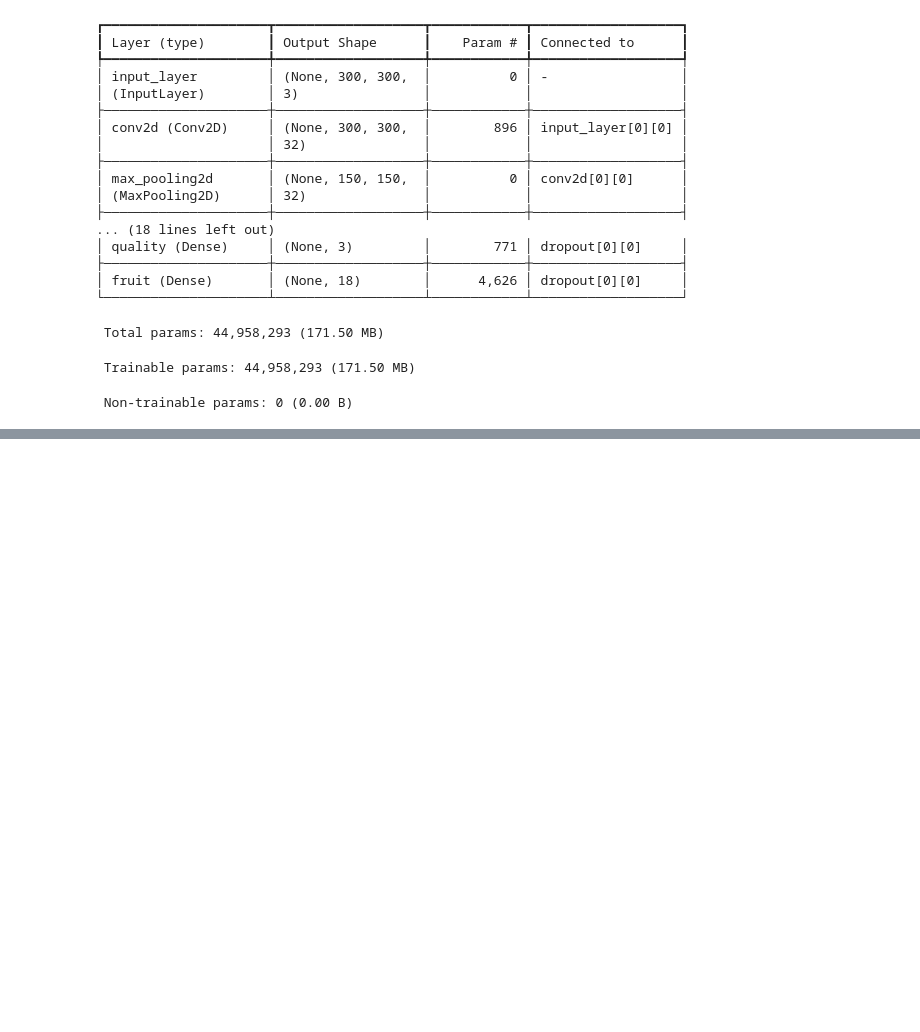
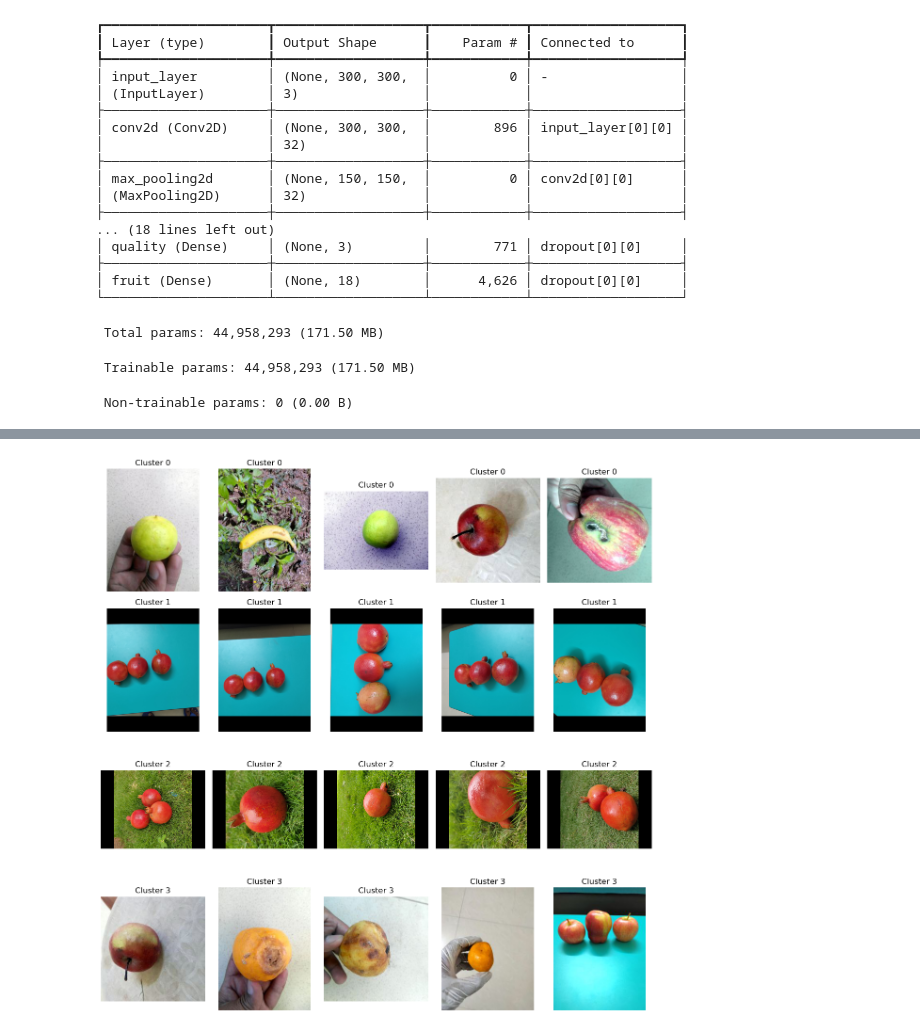
Before and after one commit to hans-aniket/test, a Jupyter notebook: notebooks/fruit_classification.ipynb, the cells around one changed output, grey strips where cells are left out. Saved outputs shown, nothing was run; the diff lists cells and outputs as text; code cells hidden in the pictures; blank space fills up the shorter version.

```diff
--- a/notebooks/fruit_classification.ipynb
+++ b/notebooks/fruit_classification.ipynb
@@ -354,0 +453,27 @@ Predicted Fruit:      [17  8 10 15  7 17 17 13 16 17]
+# %%
+import random
+import matplotlib.pyplot as plt
+
+# Number of clusters and samples per cluster
+n_clusters = 4
+samples_per_cluster = 5
+
+plt.figure(figsize=(12, 3 * n_clusters))
+
+for c in range(n_clusters):
+    # Get all image paths belonging to cluster c
+    cluster_paths = [p for p, cl in zip(all_paths, clusters) if cl == c]
+    # Randomly pick a few
+    chosen = random.sample(cluster_paths, min(samples_per_cluster, len(cluster_paths)))
+
+    for i, img_path in enumerate(chosen):
+        ax = plt.subplot(n_clusters, samples_per_cluster, c * samples_per_cluster + i + 1)
+        img = plt.imread(img_path)
+        plt.imshow(img)
+        ax.set_title(f"Cluster {c}")
+        ax.axis('off')
+
+plt.tight_layout()
+plt.show()
+# %% [output]
+[figure, added]
```
Also changed, not shown: parts of 10 cells of this notebook, 1 other file.
